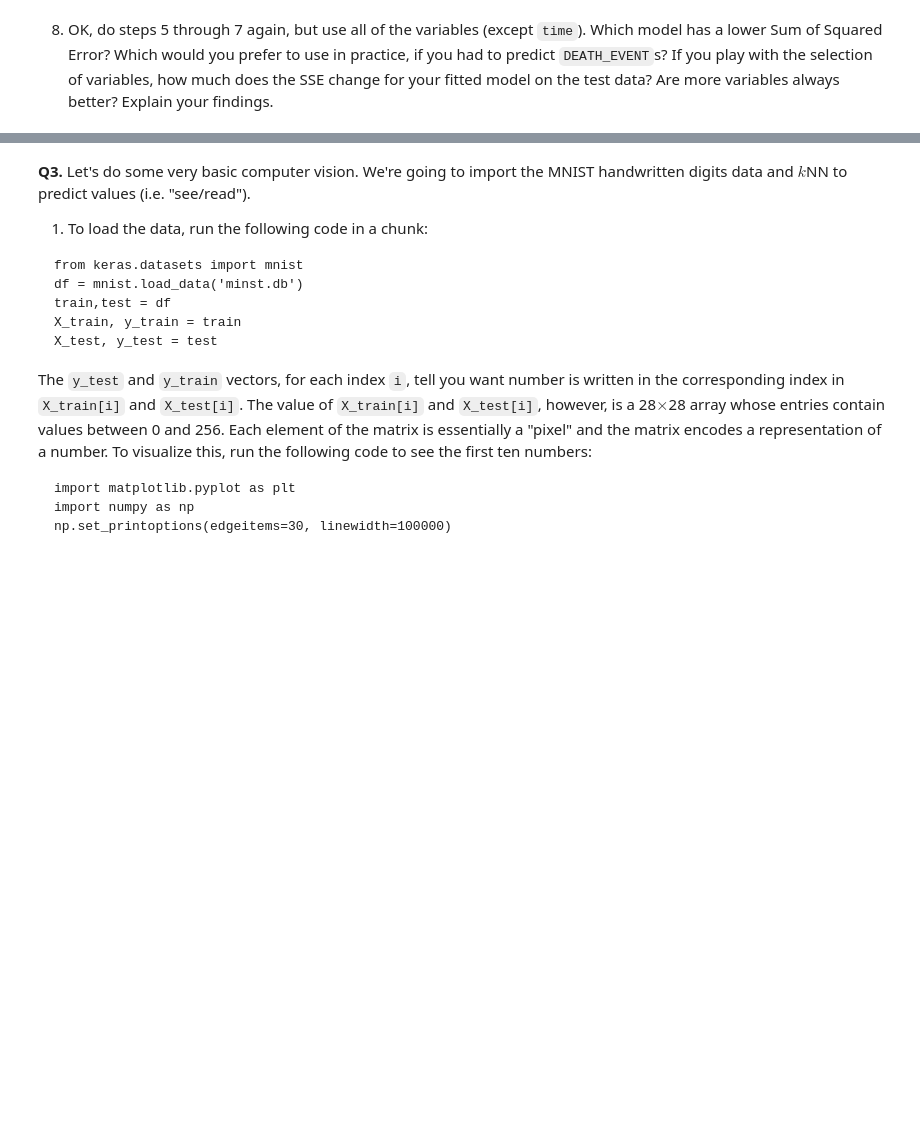
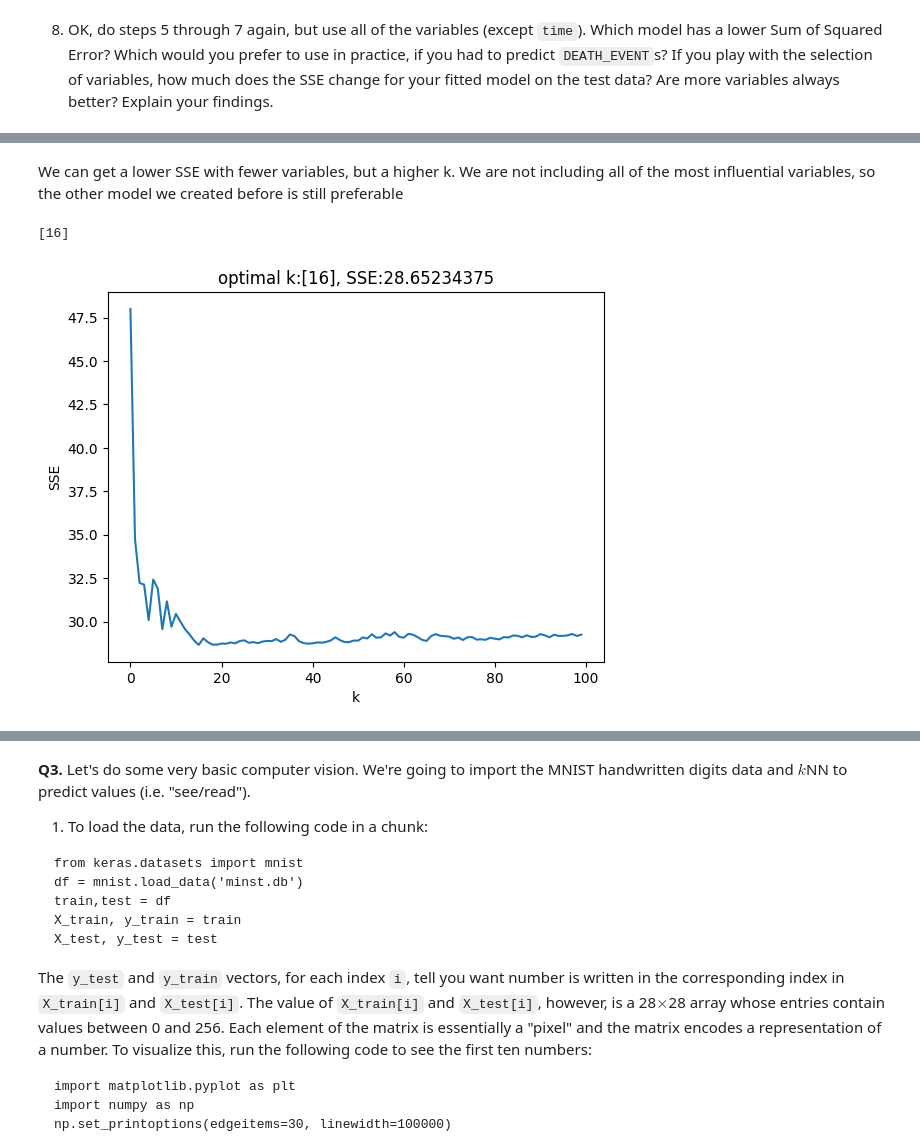
Before and after one commit to imdressel/knn, a Jupyter notebook: assignment_knn.ipynb, the cells around one changed output, grey strips where cells are left out. Saved outputs shown, nothing was run; the diff lists cells and outputs as text; code cells hidden in the pictures; blank space fills up the shorter version.

```diff
--- a/assignment_knn.ipynb
+++ b/assignment_knn.ipynb
@@ -295,0 +431,39 @@ vars = ['','']
+# %% [markdown]
+We can get a lower SSE with fewer variables, but a higher k. We are not including all of the most influential variables, so the other model we created before is still preferable
+# %%
+# playing with the selection of variables more below:
+
+# first, testing only the variables from question 2 (age, ejection_fraction,serum_creatinine)
+y = df['DEATH_EVENT']
+vars = ['high_blood_pressure','anaemia']
+X = df.loc[:,vars]
+X = X.apply(maxmin)
+# split into 80% training and 20% evaluation
+X_train = X.iloc[train,:]
+y_train = y.iloc[train]
+X_test = X.iloc[test,:]
+y_test = y.iloc[test]
+# determine the optimal k:
+k_bar = 100
+k_grid = np.arange(1,k_bar)
+SSE = np.zeros(k_bar)
+
+for k in range(k_bar):
+  knn = KNeighborsRegressor(n_neighbors=k+1)
+  predictor = knn.fit(X_train,y_train)
+  y_hat = knn.predict(X_test)
+  SSE[k] = np.sum((y_test-y_hat)**2)
+
+SSE_min = np.min(SSE)
+min_index = np.where(SSE==SSE_min)
+k_star = k_grid[min_index]
+print(k_star)
+
+plt.plot(np.arange(0,k_bar),SSE) # Plot accuracy by k
+plt.xlabel("k")
+plt.title("optimal k:"+str(k_star)+', SSE:'+str(SSE_min))
+plt.ylabel('SSE')
+plt.show()
+# %% [output]
+[16]
+[figure, added]
```
Also changed, not shown: parts of 14 cells of this notebook.
